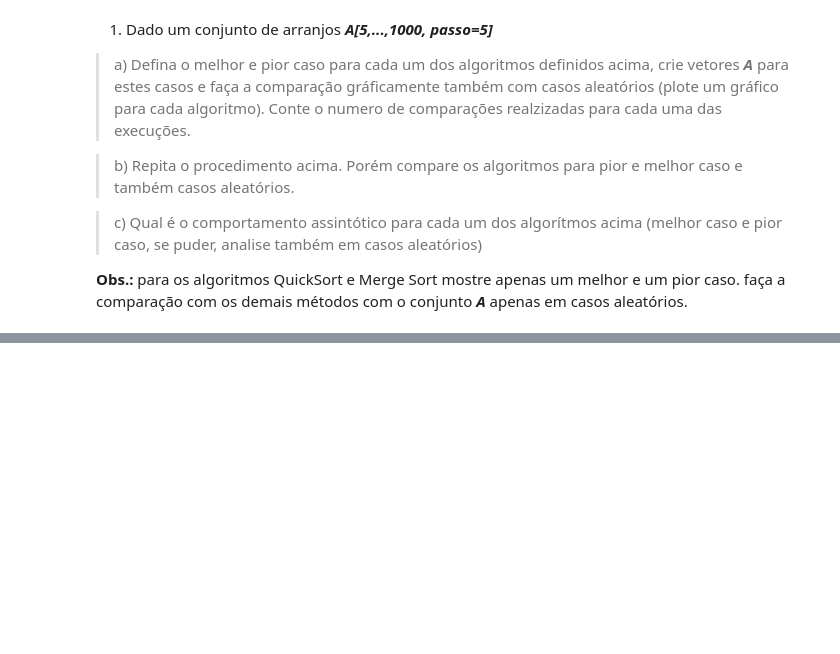
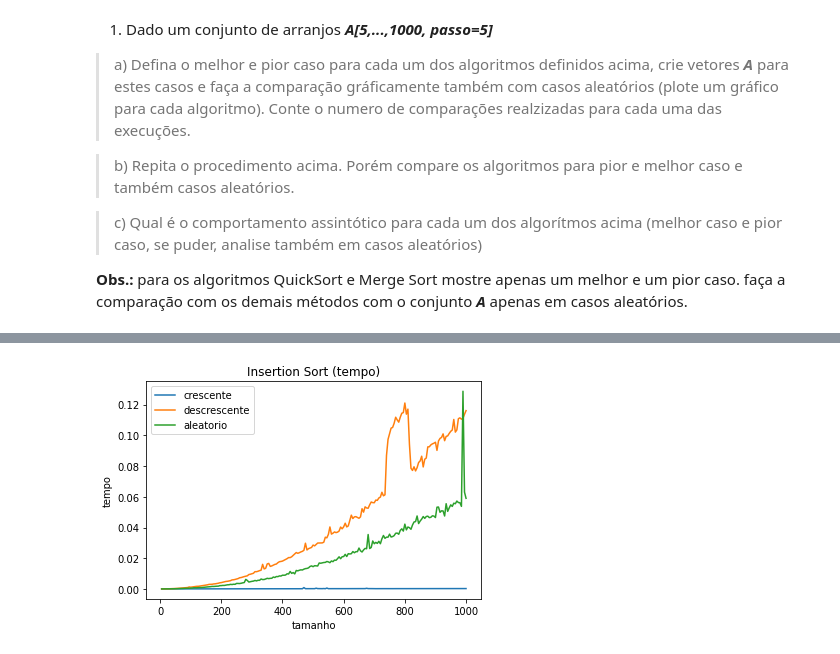
Before and after one commit to ohenriquesilvar/GCC_253, a Jupyter notebook: EFC1_GCC_253.ipynb, the cells around one changed output, grey strips where cells are left out. Cells and saved outputs as stored; diff of their text form; code cells hidden in the pictures; blank space fills up the shorter version.

```diff
--- a/EFC1_GCC_253.ipynb
+++ b/EFC1_GCC_253.ipynb
@@ -263,0 +255,4 @@ plt.show()
+# %%
+sortPlot(insertionSort, orderedCase, descendingCase, randomCase, 'Insertion Sort (tempo)', True)
+# %% [output]
+[figure, added]
```
Also changed, not shown: parts of 61 cells of this notebook.
